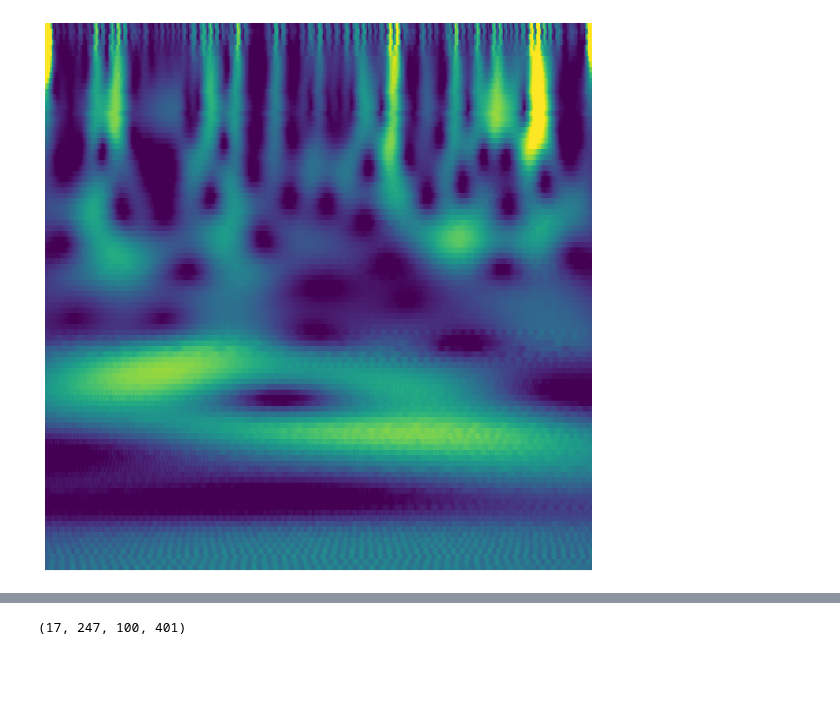
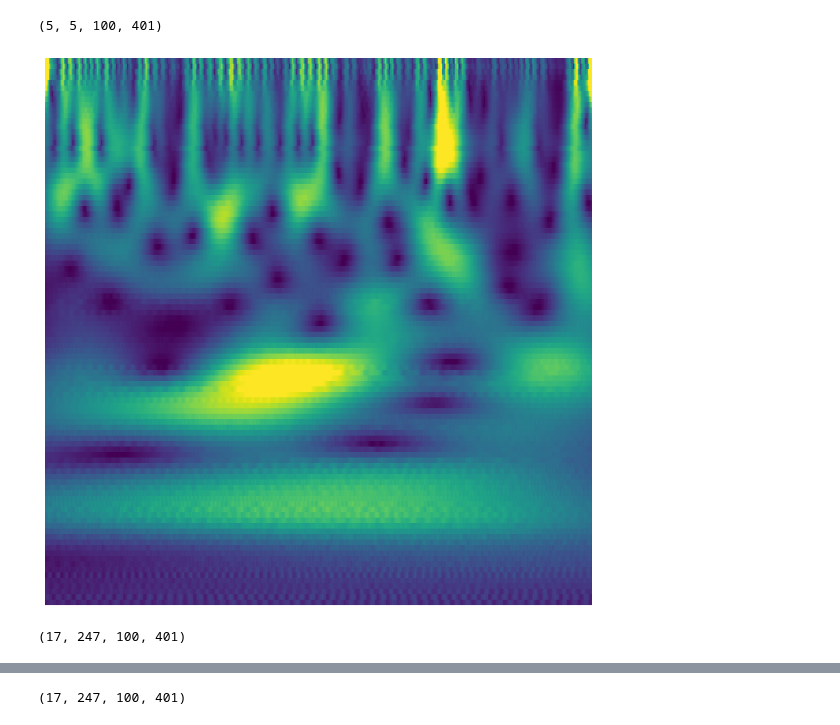
Before and after one commit to CEBangu/MEG-Decoding, a Jupyter notebook: on_the_fly_scalograms.ipynb, the cells around one changed output, grey strips where cells are left out. Saved outputs shown, nothing was run; the diff lists cells and outputs as text; code cells hidden in the pictures; blank space fills up the shorter version.

```diff
--- a/on_the_fly_scalograms.ipynb
+++ b/on_the_fly_scalograms.ipynb
@@ -10,19 +10,23 @@ from plotting import ScalogramPlotter
 %matplotlib inline
 %matplotlib notebook
 # %%
-test_file_roi = "/pasteur/appa/scratch/cbangu/coefficients/covert_producing_roi_beamforming/BCOM_07_2_a_112_coefficients.npy"
-roi_array = np.load(test_file_roi)
+test_file_roi = "/pasteur/appa/scratch/cbangu/coefficients/covert_producing_roi_beamforming/BCOM_02_4_a_112_coefficients.npy"
+roi_array = np.load(test_file_roi, mmap_mode='r')
+# %%
+roi_array.shape
+# %% [output]
+(5, 5, 100, 401)
 # %%
 roi_plotter = ScalogramPlotter(dimensions=(1, 1),
                                cmap='viridis',
                                index_list=[0],
                                data_dir="/pasteur/appa/homes/cbangu/MEG-Decoding",
                                save_dir="/pasteur/appa/homes/cbangu/MEG-Decoding",
                                resolution=300,
-                               vmin=-1.2358,
-                               vmax=2.5938)
+                               vmin=-1.7007,
+                               vmax=2.9722)
 
 roi_fig = roi_plotter.plot_roi(roi_array[0])
 roi_fig
 # %% [output]
-[figure, old version]
+[figure, new version]
@@ -29,3 +65,7 @@ roi_fig
+# %%
+array.shape
+# %% [output]
+(17, 247, 100, 401)
 # %%
 plotter = ScalogramPlotter(
     dimensions=(16, 16),
```
Also changed, not shown: parts of 6 cells of this notebook, 5 other files.
